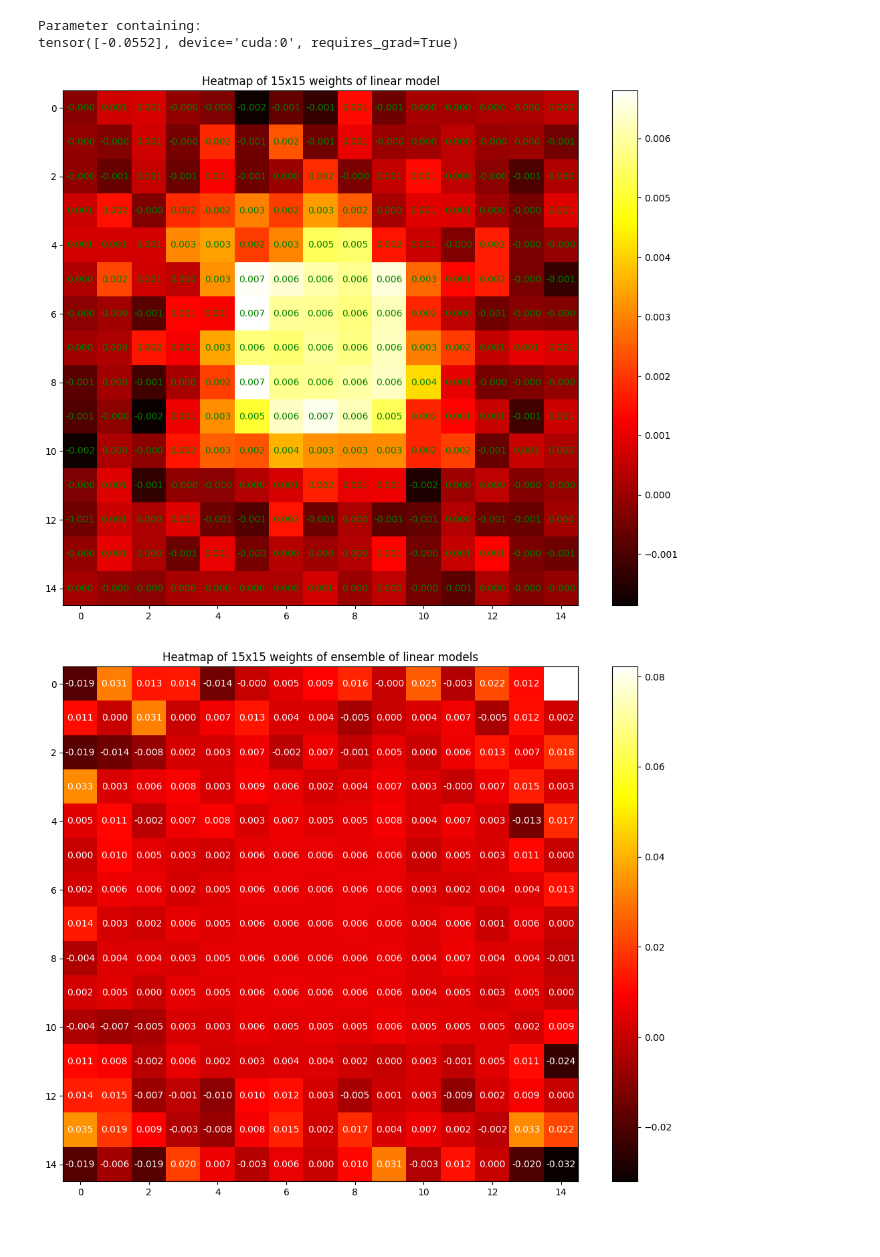
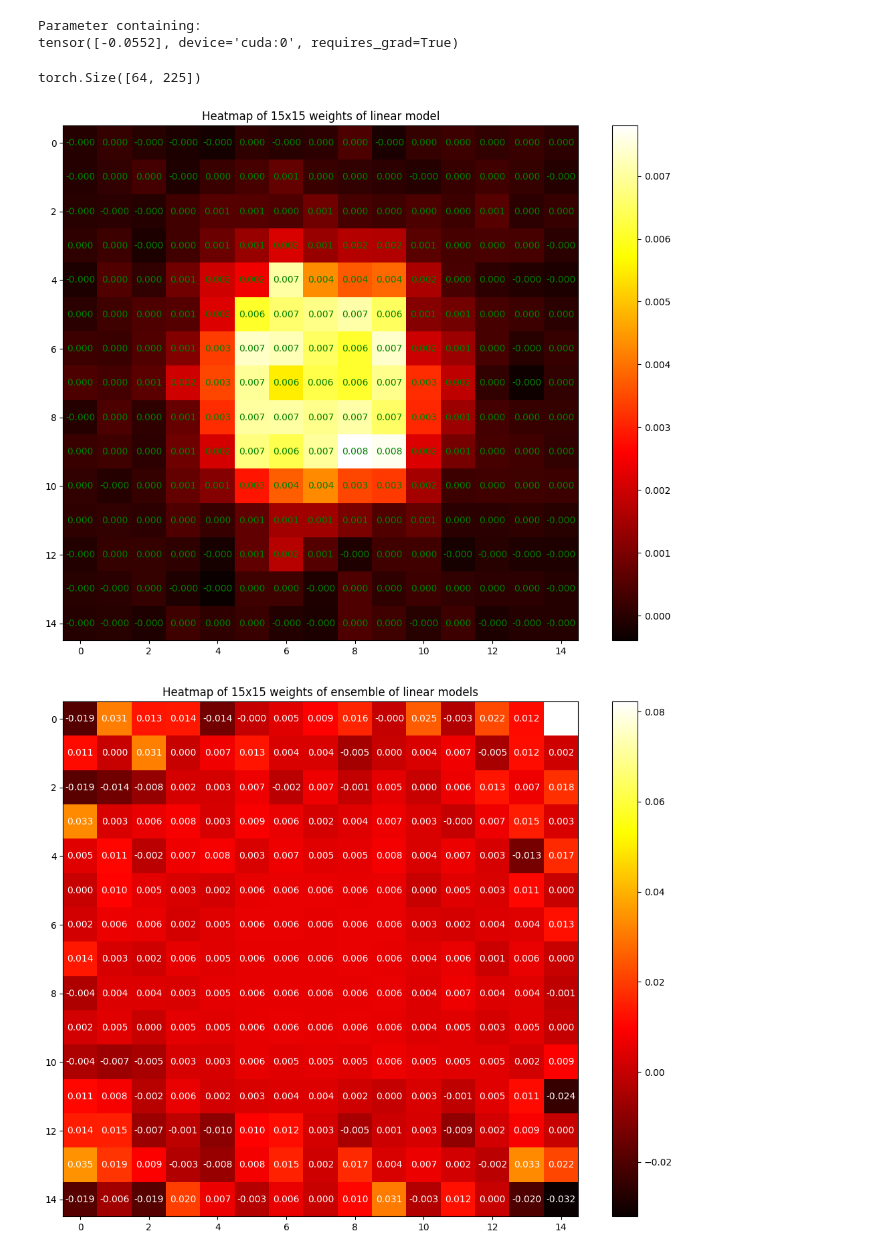
Before and after one commit to dxtvzw/ecal-optimization, a Jupyter notebook: src/experiments.ipynb, the cells around one changed output. Cells and saved outputs as stored; diff of their text form; code cells hidden in the pictures.

```diff
--- a/src/experiments.ipynb
+++ b/src/experiments.ipynb
@@ -298,34 +328,3 @@ def loss_fn_3(pred, trg, weights):
 
 def loss_fn_4(pred, trg, weights, eps=1e-9):
     return torch.sqrt(F.mse_loss(torch.log(pred + 1), torch.log(trg + 1)))
-
-
-model = MyModel(
-    width=train_dataset[0][0].shape[-2],
-    height=train_dataset[0][0].shape[-1],
-    n_scales=4,
-    hidden_dim=2,
-    output_positive=True,
-).to(device)
-# model = LinearModel(
-#     width=train_dataset[0][0].shape[-2],
-#     height=train_dataset[0][0].shape[-1],
-#     output_positive=True,
-# ).to(device)
-optimizer = torch.optim.Adam(model.parameters(), lr=1e-3, weight_decay=3e-4)
-lr_scheduler = optim.lr_scheduler.StepLR(optimizer, 15, 0.8)
-criterion = loss_fn_2
-num_epochs = 200
-
-train_loss, train_batch_idx = train_fn(
-    train_loader=train_loader,
-    val_loader=val_loader,
-    model=model,
-    optimizer=optimizer,
-    lr_scheduler=lr_scheduler,
-    criterion=criterion,
-    num_epochs=num_epochs,
-    device=device,
-    log_freq=400,
-    max_grad_norm=20,
-)
@@ -394,21 +442,25 @@ model.fc1.bias
 # %% [output]
 Parameter containing:
 tensor([-0.0552], device='cuda:0', requires_grad=True)
+# %%
+model.models[0][0].weight.shape
+# %% [output]
+torch.Size([64, 225])
 # %%
-linear_weights = model.fc1.weight.data.flatten().cpu().reshape(15, 15)
+linear_weights = model.models[4][0].weight.mean(dim=0).data.flatten().cpu().reshape(15, 15)
 
 plt.figure(figsize=(13, 10))
 plt.imshow(linear_weights, cmap='hot', interpolation='nearest')
 for i in range(linear_weights.shape[0]):
     for j in range(linear_weights.shape[1]):
         text = plt.text(j, i, f"{linear_weights[i, j]:.3f}",
                         ha="center", va="center", color="green")
 
 plt.title("Heatmap of 15x15 weights of linear model")
 plt.colorbar()
 plt.show()
 # %% [output]
-[figure, old version]
+[figure, new version]
 # %%
 def train_n_models(model_type, num_models, num_epochs, device, loss_fn):
     models = []
```
Also changed, not shown: parts of 10 cells of this notebook, 7 other files.
